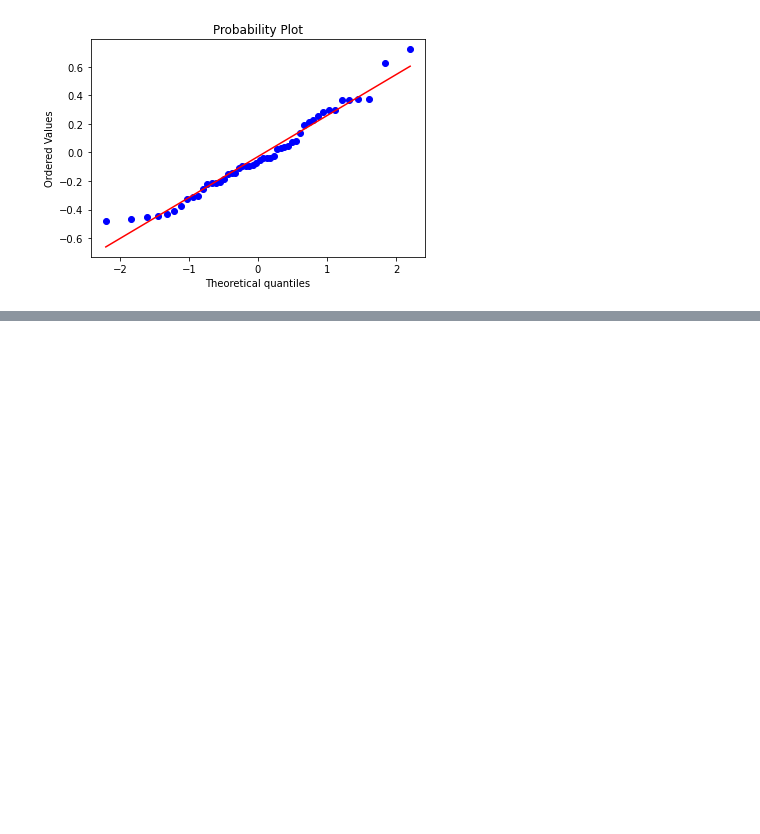
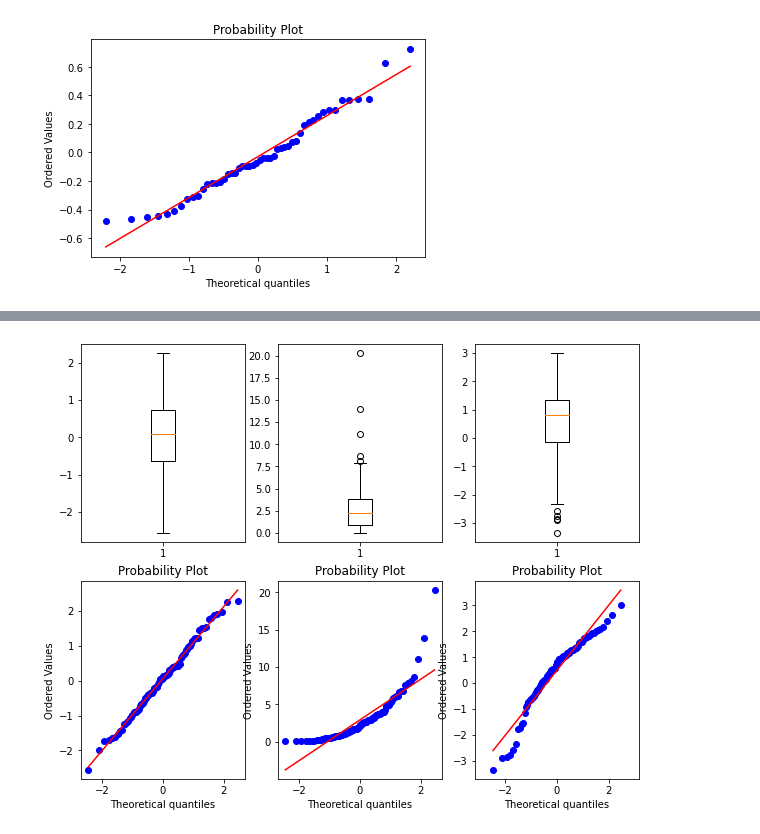
Before and after one commit to hellosunil/TIL-Today-I-Learned-, a Jupyter notebook: Python 통계 프로그래밍.ipynb, the cells around one changed output, grey strips where cells are left out. Saved outputs shown, nothing was run; the diff lists cells and outputs as text; code cells hidden in the pictures; blank space fills up the shorter version.

```diff
--- a/Python 통계 프로그래밍.ipynb
+++ b/Python 통계 프로그래밍.ipynb
@@ -2391,0 +2430,21 @@ plt.show()
+# %%
+#12 표준정규분포, 평균3인 지수분포로부터 100개, 지수분포를 따르는 데이터에
+#자연로그를 취한것(np.logp)에 대해 각각 상자그림과 정규성 QQ그림을 그리시오.
+
+np.random.seed(0)
+n = 100
+x1 = stats.norm.rvs(loc=0, scale=1, size=100)
+x2 = stats.expon.rvs(scale=3, size=100)
+x3 = np.log(x2)
+# %%
+fig, ax = plt.subplots(2,3, figsize=(10,8))
+ax[0][0].boxplot(x1)
+probplot(x1, plot=ax[1][0])
+ax[0][1].boxplot(x2)
+probplot(x2, plot=ax[1][1])
+ax[0][2].boxplot(x3)
+probplot(x3, plot=ax[1][2])
+plt.axis('equal')
+plt.show()
+# %% [output]
+[figure, added]
```
Also changed, not shown: parts of 15 cells of this notebook, 5 other files.
